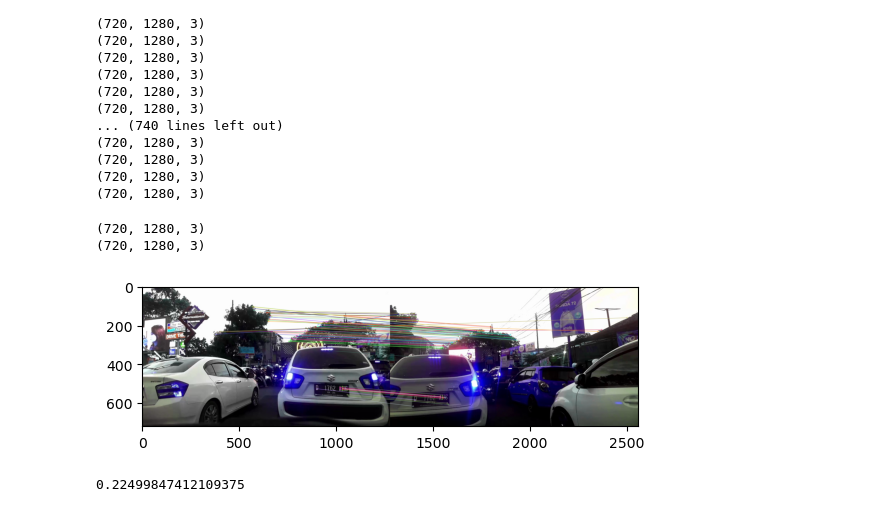
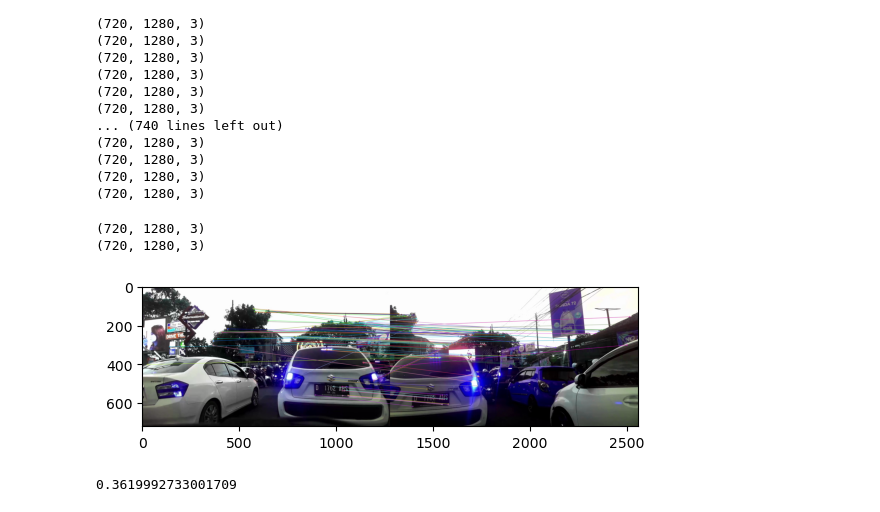
Before and after one commit to ChanifRusydi/machine_learning, a Jupyter notebook: image_stitching.ipynb, the cells around one changed output. Saved outputs shown, nothing was run; the diff lists cells and outputs as text; code cells hidden in the pictures.

Commit message:
testing image stitching

```diff
--- a/image_stitching.ipynb
+++ b/image_stitching.ipynb
@@ -568,39 +568,39 @@ image1= cv2.imread("frame1_kiri.jpg", flags=cv2.IMREAD_COLOR)
 image2= cv2.imread("frame2_kanan.jpg",flags=cv2.IMREAD_COLOR)
 print(image1.shape)
 print(image2.shape)
-BRISK = cv2.AKAZE_create()
+BRISK = cv2.BRISK_create()
 time_start=time.time()
 
 keypoints1, descriptors1 = BRISK.detectAndCompute(image1, None)
 keypoints2, descriptors2 = BRISK.detectAndCompute(image2, None)
 
 # create BFMatcher object
 BFMatcher = cv2.BFMatcher(normType = cv2.NORM_HAMMING,
                          crossCheck = True)
 
 # # Matching descriptor vectors using Brute Force Matcher
 matches = BFMatcher.match(queryDescriptors = descriptors1,
                           trainDescriptors = descriptors2)
 time_end=time.time()
 # Sort them in the order of their distance
 matches = sorted(matches, key = lambda x: x.distance)
 
 # Draw first 15 matches
 output = cv2.drawMatches(img1 = image1,
                         keypoints1 = keypoints1,
                         img2 = image2,
                         keypoints2 = keypoints2,
                         matches1to2 = matches[:100],
                         outImg = None,
                         flags = cv2.DrawMatchesFlags_NOT_DRAW_SINGLE_POINTS)
 
 
 plt.imshow(output)
-plt.savefig("AKAZE_Video.jpg")
+plt.savefig("BRISK_Video.jpg")
 plt.show()
 print(time_end-time_start)
 # %% [output]
 (720, 1280, 3)
 (720, 1280, 3)
-[figure, old version]
+[figure, new version]
-0.22499847412109375
+0.3619992733001709
```
Also changed, not shown: 1 other file.
